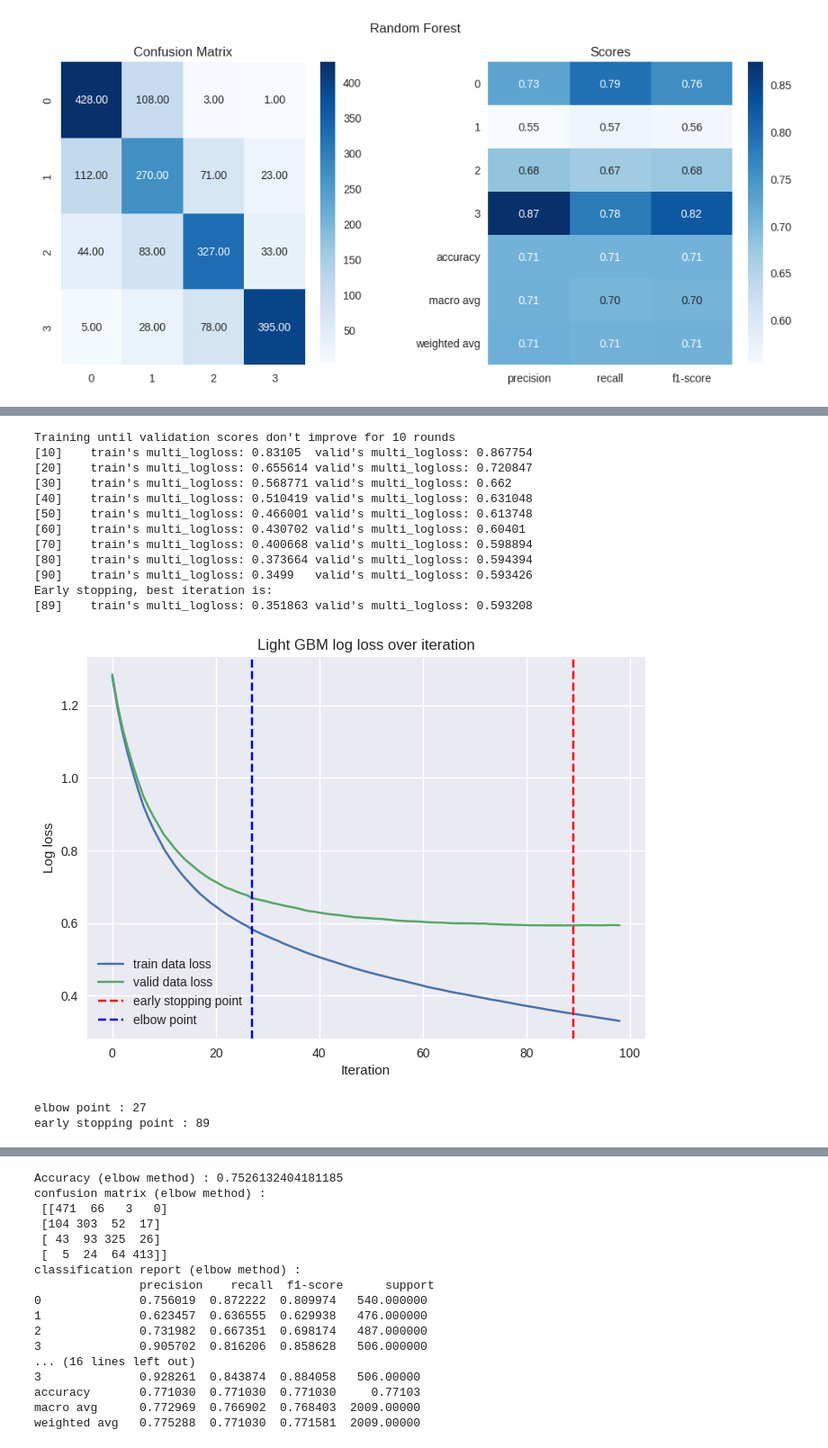
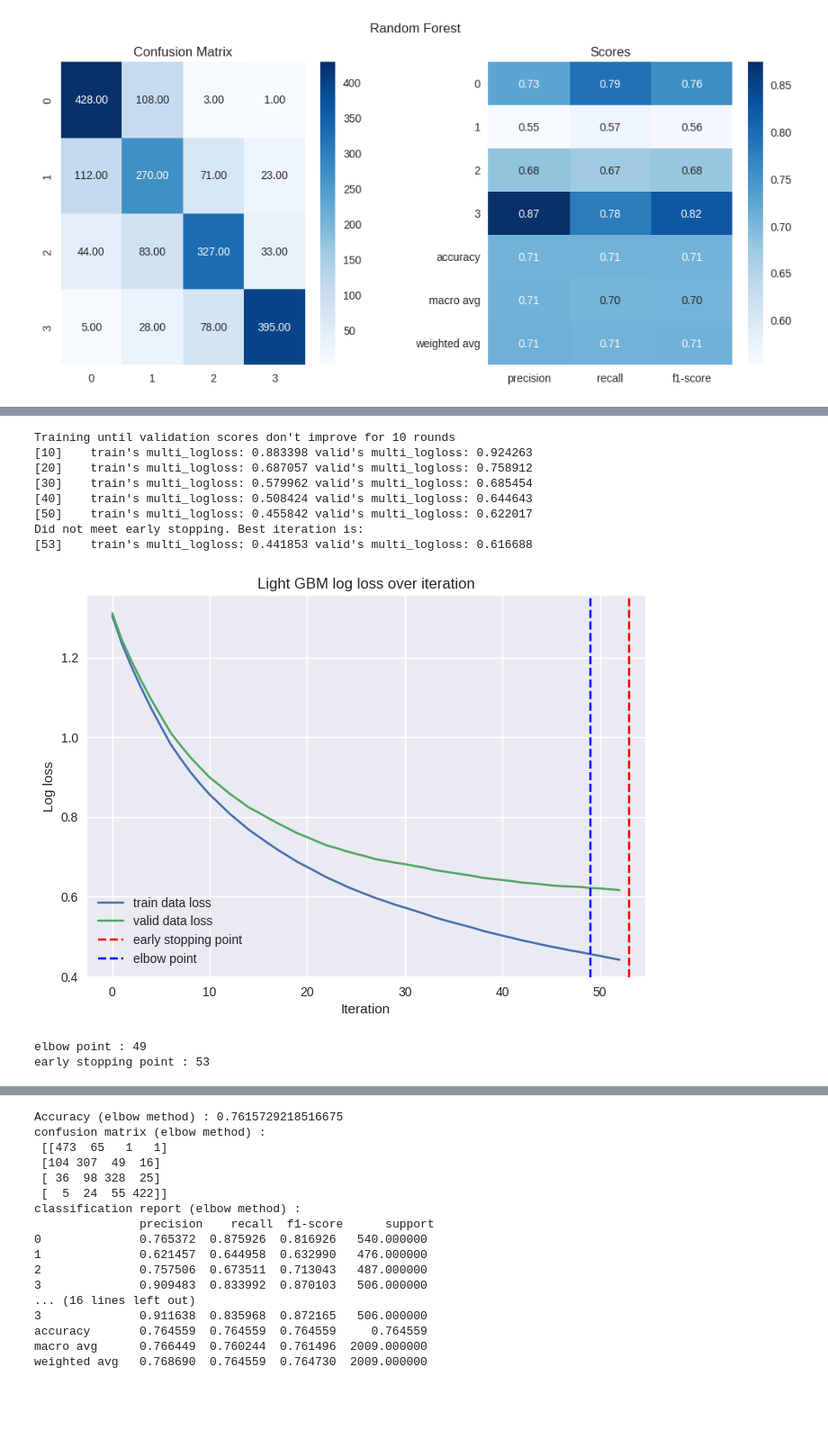
Before and after one commit to shcho11/00.Projects_2024, a Jupyter notebook: 202407_MultiClassClassifiers.ipynb, the cells around one changed output, grey strips where cells are left out. Shown at 90% size. Cells and saved outputs as stored; diff of their text form; code cells hidden in the pictures; blank space fills up the shorter version.

```diff
--- a/202407_MultiClassClassifiers.ipynb
+++ b/202407_MultiClassClassifiers.ipynb
@@ -465,28 +593,15 @@ weighted avg   0.711731  0.706819  0.708193  2009.000000
 # %%
-# lgbm
-
-X = dff.iloc[:, :-1]
-y = dff.iloc[:, -1]
-
-X_train, X_temp, y_train, y_temp = train_test_split(X, y, test_size=0.3, random_state=42)
-X_val, X_test, y_val, y_test = train_test_split(X_temp, y_temp, test_size=0.5, random_state=42)
-
-scaler = MinMaxScaler(feature_range=(0, 1))
-X_train = scaler.fit_transform(X_train)
-
-X_val = scaler.transform(X_val)
-X_test = scaler.transform(X_test)
-
 train_data = lgb.Dataset(X_train, label=y_train)
 valid_data = lgb.Dataset(X_val, label=y_val, reference=train_data)
 test_data = lgb.Dataset(X_test, label=y_test, reference=train_data)
 
 params = {
-    'objective' : 'multiclass', # 다중분류
-    'num_class' : 4, # 클래스 수
-    'metric' : 'multi_logloss', # 평가 메트릭. 다중클래스 로그손실 사용
-    'learning_rate' : 0.1, # 학습률
-    'num_leaves' : 31, # 하나의 트리가 가질 수 있는 최대 리프 수
+    'objective' : 'multiclass',
+    'num_class' : 4,
+    'metric' : 'multi_logloss',
+    'learning_rate' : 0.07,
+    'num_leaves' : 49,
+    'n_estimators' : 53,
     'feature_fraction' : 0.8,
     'verbose' : -1 } # 트리 학습시 무작위 선택하는 피처 비율
 
@@ -578,44 +693,40 @@ plt.show()
 
 plt.figure(figsize=(12,5))
 
 plt.subplot(1,2,1)
 sns.heatmap(conf_matrix2, annot=True, cmap='Blues', fmt='d')
 plt.xlabel('predicted')
 plt.ylabel('actual')
 plt.title('Confusion Matrix')
 
 plt.subplot(1,2,2)
 sns.heatmap(df_report2.iloc[:,:-1], annot=True, cmap='Blues', fmt='.2f', vmin=0.5, vmax=1)
 plt.title('Scores')
 
 plt.suptitle('Light GBM (early stop point method)')
 plt.subplots_adjust(wspace=0.4)
 plt.show()
 
 print("\n")
 
 print(f'Accuracy (elbow method) : {accuracy1}')
 print(f'confusion matrix (elbow method) : \n {conf_matrix1}')
 print(f'classification report (elbow method) : \n {df_report1}')
 
 print("\n")
 
 print(f'Accuracy (early stop point method) : {accuracy2}')
 print(f'confusion matrix (early stop point method) : \n {conf_matrix2}')
 print(f'classification report (early stop point method) : \n {df_report2}')
 # %% [output]
 Training until validation scores don't improve for 10 rounds
-[10]    train's multi_logloss: 0.83105  valid's multi_logloss: 0.867754
-[20]    train's multi_logloss: 0.655614 valid's multi_logloss: 0.720847
-[30]    train's multi_logloss: 0.568771 valid's multi_logloss: 0.662
-[40]    train's multi_logloss: 0.510419 valid's multi_logloss: 0.631048
-[50]    train's multi_logloss: 0.466001 valid's multi_logloss: 0.613748
-[60]    train's multi_logloss: 0.430702 valid's multi_logloss: 0.60401
-[70]    train's multi_logloss: 0.400668 valid's multi_logloss: 0.598894
-[80]    train's multi_logloss: 0.373664 valid's multi_logloss: 0.594394
-[90]    train's multi_logloss: 0.3499   valid's multi_logloss: 0.593426
-Early stopping, best iteration is:
-[89]    train's multi_logloss: 0.351863 valid's multi_logloss: 0.593208
+[10]    train's multi_logloss: 0.883398 valid's multi_logloss: 0.924263
+[20]    train's multi_logloss: 0.687057 valid's multi_logloss: 0.758912
+[30]    train's multi_logloss: 0.579962 valid's multi_logloss: 0.685454
+[40]    train's multi_logloss: 0.508424 valid's multi_logloss: 0.644643
+[50]    train's multi_logloss: 0.455842 valid's multi_logloss: 0.622017
+Did not meet early stopping. Best iteration is:
+[53]    train's multi_logloss: 0.441853 valid's multi_logloss: 0.616688
-[figure, old version]
+[figure, new version]
-elbow point : 27
-early stopping point : 89
+elbow point : 49
+early stopping point : 53
@@ -623,18 +734,18 @@ early stopping point : 89
 [figure]
-Accuracy (elbow method) : 0.7526132404181185
+Accuracy (elbow method) : 0.7615729218516675
 confusion matrix (elbow method) :
- [[471  66   3   0]
- [104 303  52  17]
- [ 43  93 325  26]
- [  5  24  64 413]]
+ [[473  65   1   1]
+ [104 307  49  16]
+ [ 36  98 328  25]
+ [  5  24  55 422]]
 classification report (elbow method) :
                precision    recall  f1-score      support
-0              0.756019  0.872222  0.809974   540.000000
-1              0.623457  0.636555  0.629938   476.000000
-2              0.731982  0.667351  0.698174   487.000000
-3              0.905702  0.816206  0.858628   506.000000
+0              0.765372  0.875926  0.816926   540.000000
+1              0.621457  0.644958  0.632990   476.000000
+2              0.757506  0.673511  0.713043   487.000000
+3              0.909483  0.833992  0.870103   506.000000
 ... (16 lines left out)
-3              0.928261  0.843874  0.884058   506.00000
-accuracy       0.771030  0.771030  0.771030     0.77103
-macro avg      0.772969  0.766902  0.768403  2009.00000
-weighted avg   0.775288  0.771030  0.771581  2009.00000
+3              0.911638  0.835968  0.872165   506.000000
+accuracy       0.764559  0.764559  0.764559     0.764559
+macro avg      0.766449  0.760244  0.761496  2009.000000
+weighted avg   0.768690  0.764559  0.764730  2009.000000
```
Also changed, not shown: parts of 26 cells of this notebook.
